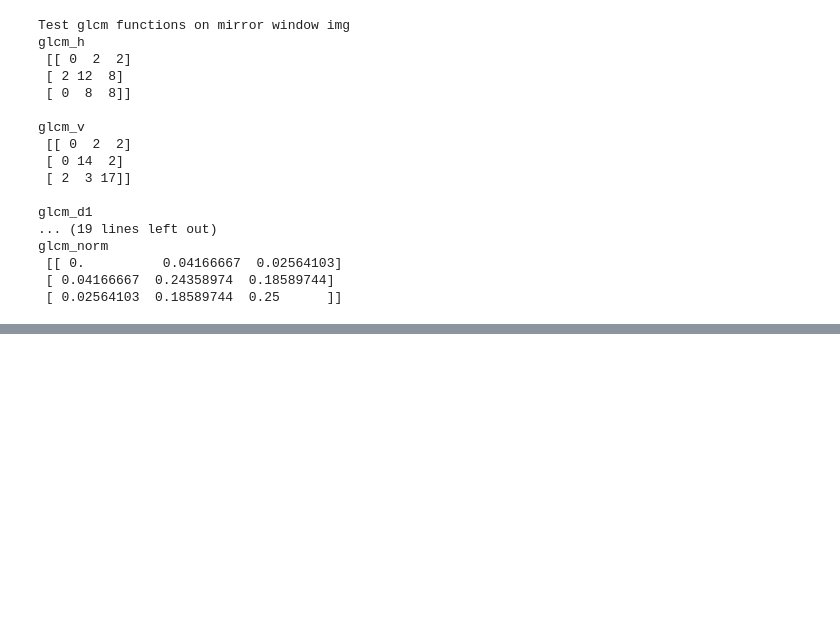
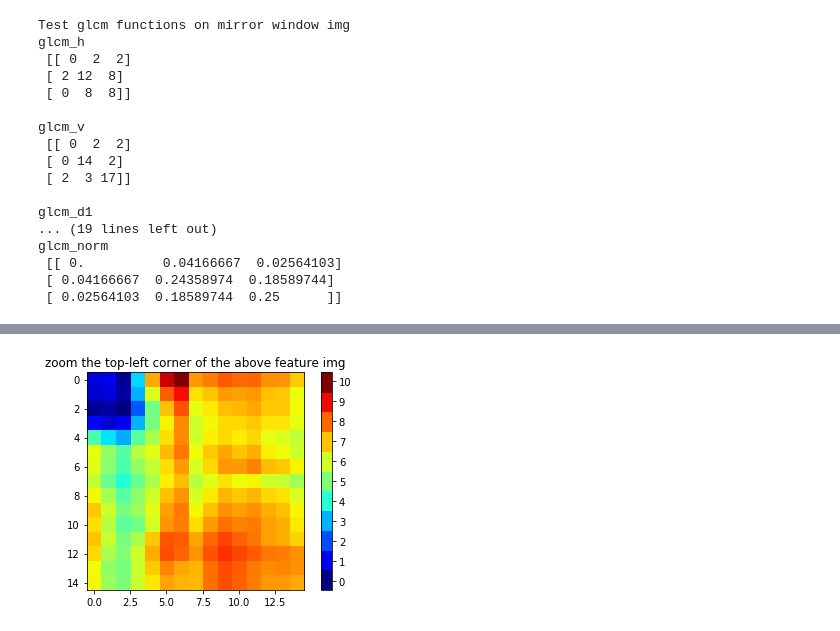
Before and after one commit to samleoqh/digital-img-ana, a Jupyter notebook: exercise/GLCM.ipynb, the cells around one changed output, grey strips where cells are left out. Saved outputs shown, nothing was run; the diff lists cells and outputs as text; code cells hidden in the pictures; blank space fills up the shorter version.

```diff
--- a/exercise/GLCM.ipynb
+++ b/exercise/GLCM.ipynb
@@ -838,0 +938,12 @@ features of isotropic glcm-----------
+# %%
+#print(feature_img[0:10,0:10])
+crop_img = feature_img[0:15,0:15]
+fig, ax = plt.subplots()
+
+cax = ax.imshow(crop_img, interpolation='nearest', cmap=cmap)
+ax.set_title('zoom the top-left corner of the above feature img')
+colorbar_index(ncolors=11, cmap=cmap)
+
+plt.show()
+# %% [output]
+[figure, added]
```
Also changed, not shown: parts of 3 cells of this notebook.
